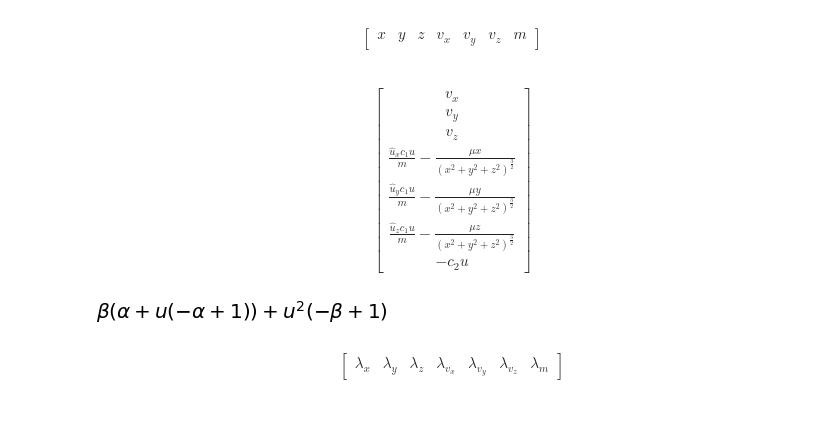
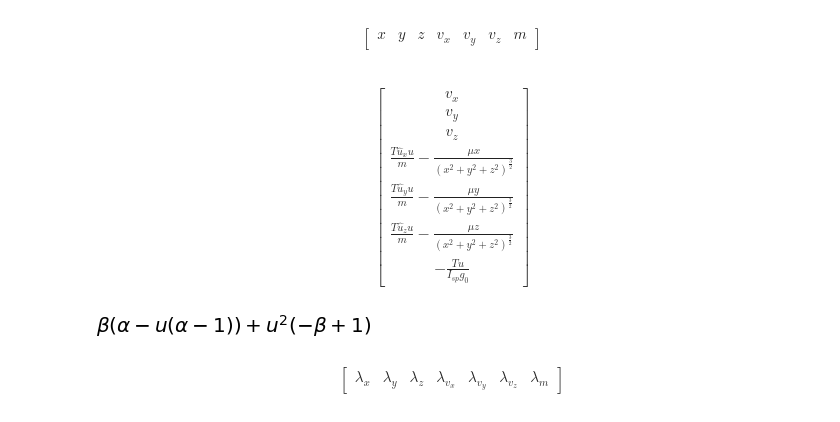
Before and after one commit to cisprague/iros2019, a Jupyter notebook: notebooks/spacecraft.ipynb, the cells around one changed output. Cells and saved outputs as stored; diff of their text form; code cells hidden in the pictures.

```diff
--- a/notebooks/spacecraft.ipynb
+++ b/notebooks/spacecraft.ipynb
@@ -30,6 +30,9 @@ u = Matrix([[um], uh])
 
 # constants
 c1, c2, mu = symbols('c_1 c_2 \\mu', real=True, positive=True)
+T, isp, mu, g = symbols('T I_{sp} \\mu g_0', real=True, positive=True)
+c1 = T
+c2 = T/(isp*g)
 
 # equations of motion
 ds = Matrix([
@@ -37,19 +40,19 @@ ds = Matrix([
     (-mu/((x**2 + y**2 + z**2)**(Rational(3/2))))*(p) + (c1*um/m)*uh,
     [-c2*um]
 ])
-ds
+simplify(ds)
 # %% [output]
-$$\left[\begin{matrix}v_{x}\\v_{y}\\v_{z}\\\frac{\hat{u}_x c_{1} u}{m} - \frac{\mu x}{\left(x^{2} + y^{2} + z^{2}\right)^{\frac{3}{2}}}\\\frac{\hat{u}_y c_{1} u}{m} - \frac{\mu y}{\left(x^{2} + y^{2} + z^{2}\right)^{\frac{3}{2}}}\\\frac{\hat{u}_z c_{1} u}{m} - \frac{\mu z}{\left(x^{2} + y^{2} + z^{2}\right)^{\frac{3}{2}}}\\- c_{2} u\end{matrix}\right]$$
+$$\left[\begin{matrix}v_{x}\\v_{y}\\v_{z}\\\frac{T \hat{u}_x u}{m} - \frac{\mu x}{\left(x^{2} + y^{2} + z^{2}\right)^{\frac{3}{2}}}\\\frac{T \hat{u}_y u}{m} - \frac{\mu y}{\left(x^{2} + y^{2} + z^{2}\right)^{\frac{3}{2}}}\\\frac{T \hat{u}_z u}{m} - \frac{\mu z}{\left(x^{2} + y^{2} + z^{2}\right)^{\frac{3}{2}}}\\- \frac{T u}{I_{sp} g_{0}}\end{matrix}\right]$$
 # %%
 # homotopy parameter
 alpha, beta = symbols('\\alpha \\beta', real=True, nonnegative=True)
 
 # Lagrangian
 L = alpha + (1-alpha)*um
 L = beta*L + (1-beta)*um**2
-L
+L.simplify()
 # %% [output]
-[figure, old version]
+[figure, new version]
 # %%
  # costate variables
 l = Matrix(symbols(['\\lambda_{' + str(var) + '}' for var in s]), real=True)
```
Also changed, not shown: parts of 36 cells of this notebook, 8 other files.
